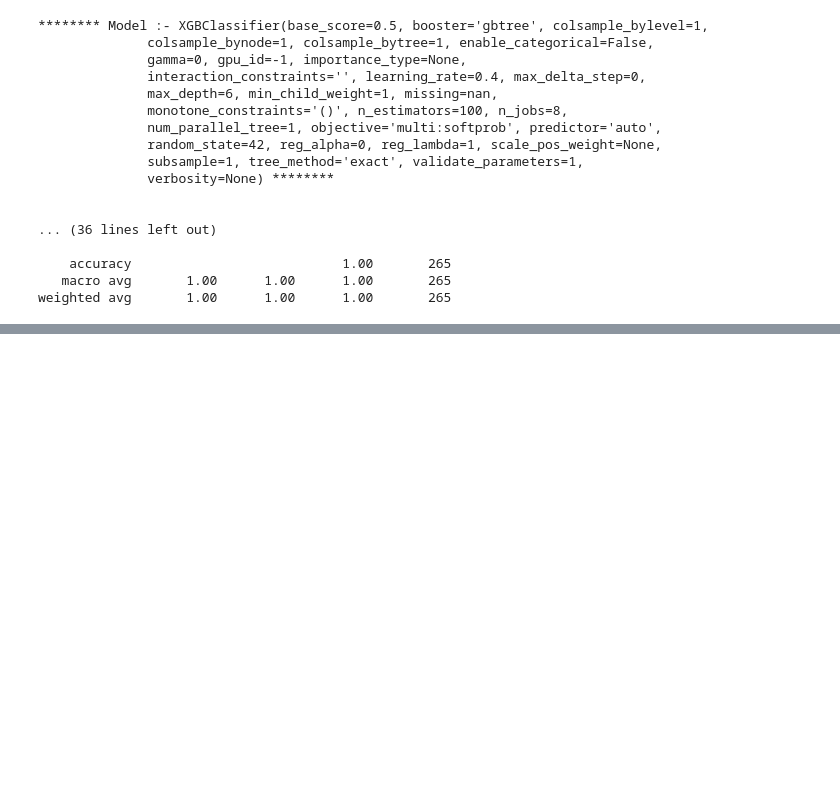
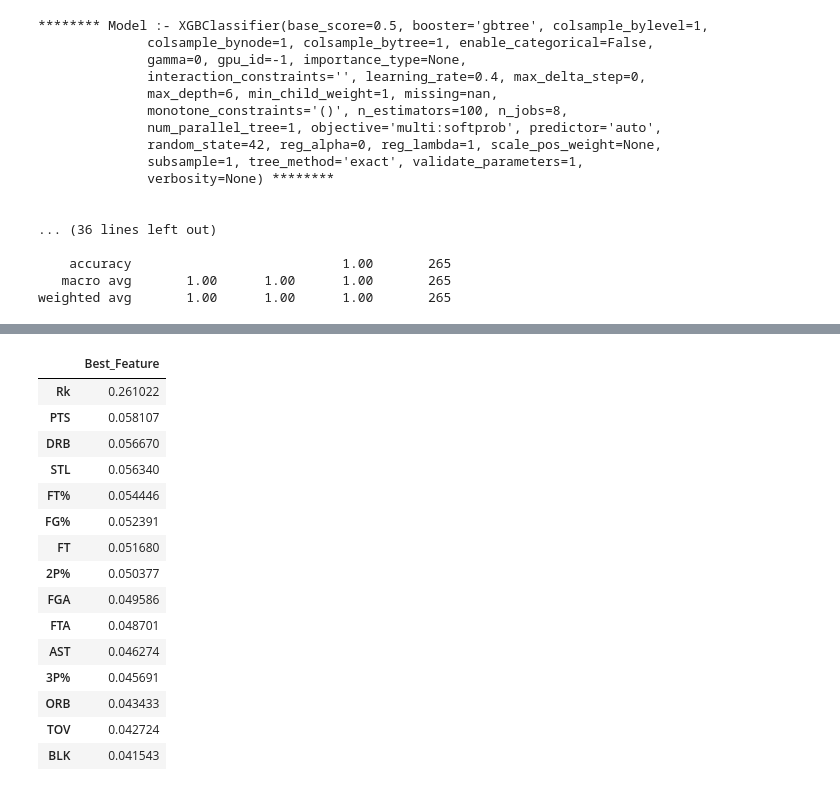
Before and after one commit to HarperJ102986/NBA_Season_Wins, a Jupyter notebook: NBA_Season_Wins.ipynb, the cells around one changed output, grey strips where cells are left out. Saved outputs shown, nothing was run; the diff lists cells and outputs as text; code cells hidden in the pictures; blank space fills up the shorter version.

```diff
--- a/NBA_Season_Wins.ipynb
+++ b/NBA_Season_Wins.ipynb
@@ -556,0 +595,22 @@ weighted avg       1.00      1.00      1.00       265
+# %%
+#top ten features in feature importances
+rf_feat_iter.rename(columns = {0: 'Best_Feature'}, inplace = True)
+rf_feat_iter.sort_values(by='Best_Feature', ascending=False, inplace=True)
+rf_feat_iter.head(15)
+# %% [output]
+|  | Best_Feature |
+| Rk | 0.261022 |
+| PTS | 0.058107 |
+| DRB | 0.056670 |
+| STL | 0.056340 |
+| FT% | 0.054446 |
+| FG% | 0.052391 |
+| FT | 0.051680 |
+| 2P% | 0.050377 |
+| FGA | 0.049586 |
+| FTA | 0.048701 |
+| AST | 0.046274 |
+| 3P% | 0.045691 |
+| ORB | 0.043433 |
+| TOV | 0.042724 |
+| BLK | 0.041543 |
```
Also changed, not shown: parts of 2 cells of this notebook.
